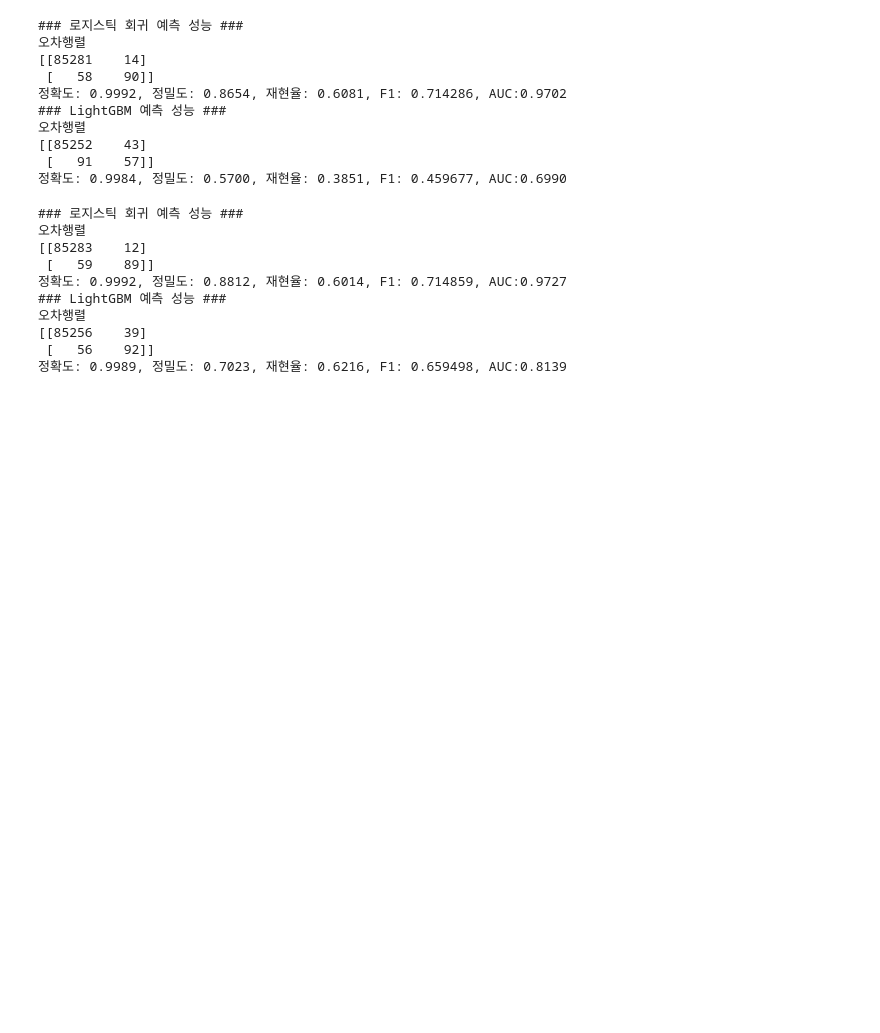
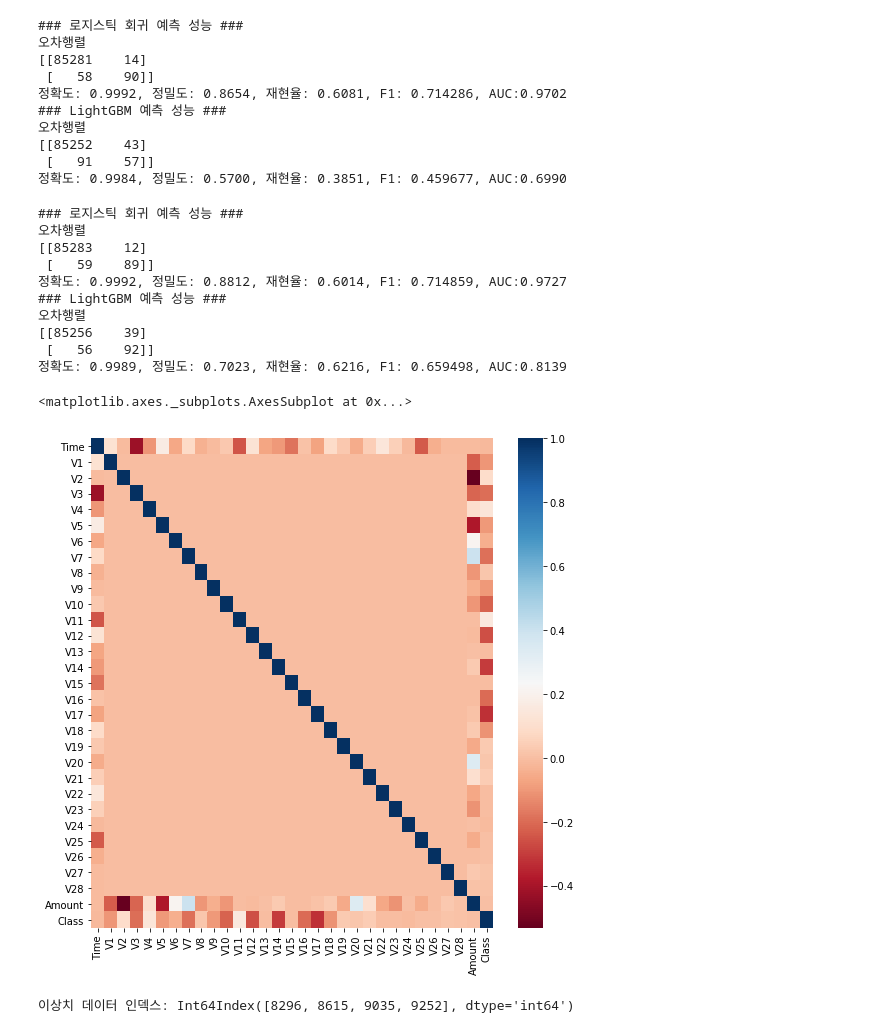
Before and after one commit to Jieboong/ML_learning, a Jupyter notebook: 분류 실습.ipynb, the cells around one changed output. Drawn from its saved outputs; the diff is of its cells as text; code cells hidden in the pictures; blank space fills up the shorter version.

```diff
--- a/분류 실습.ipynb
+++ b/분류 실습.ipynb
@@ -165,3 +165,32 @@ get_model_train_eval(lgbm_clf, ftr_train=X_train, ftr_test=X_test, tgt_train = y
 [[85256    39]
  [   56    92]]
 정확도: 0.9989, 정밀도: 0.7023, 재현율: 0.6216, F1: 0.659498, AUC:0.8139
+# %%
+import seaborn as sns
+
+plt.figure(figsize=(9,9))
+corr = card_df.corr()
+sns.heatmap(corr, cmap='RdBu')
+# %% [output]
+<matplotlib.axes._subplots.AxesSubplot at 0x...>
+[figure, added]
+# %%
+def get_outlier(df=None, column=None, weight=1.5) :
+    fraud = df[df['Class']==1][column]
+    quantile_25 = np.percentile(fraud.values, 25)
+    quantile_75 = np.percentile(fraud.values, 75)
+
+    #IQR
+    iqr = quantile_75 - quantile_25
+    iqr_weight = iqr*weight
+
+    lowest_val = quantile_25 - iqr_weight
+    highest_val = quantile_75 + iqr_weight
+
+    outlier_index = fraud[(fraud < lowest_val) | (fraud>highest_val)].index
+    return outlier_index
+
+outlier_index = get_outlier(df=card_df, column='V14', weight=1.5)
+print('이상치 데이터 인덱스:',outlier_index)
+# %% [output]
+이상치 데이터 인덱스: Int64Index([8296, 8615, 9035, 9252], dtype='int64')
```
Also changed, not shown: parts of 1 cell of this notebook.
